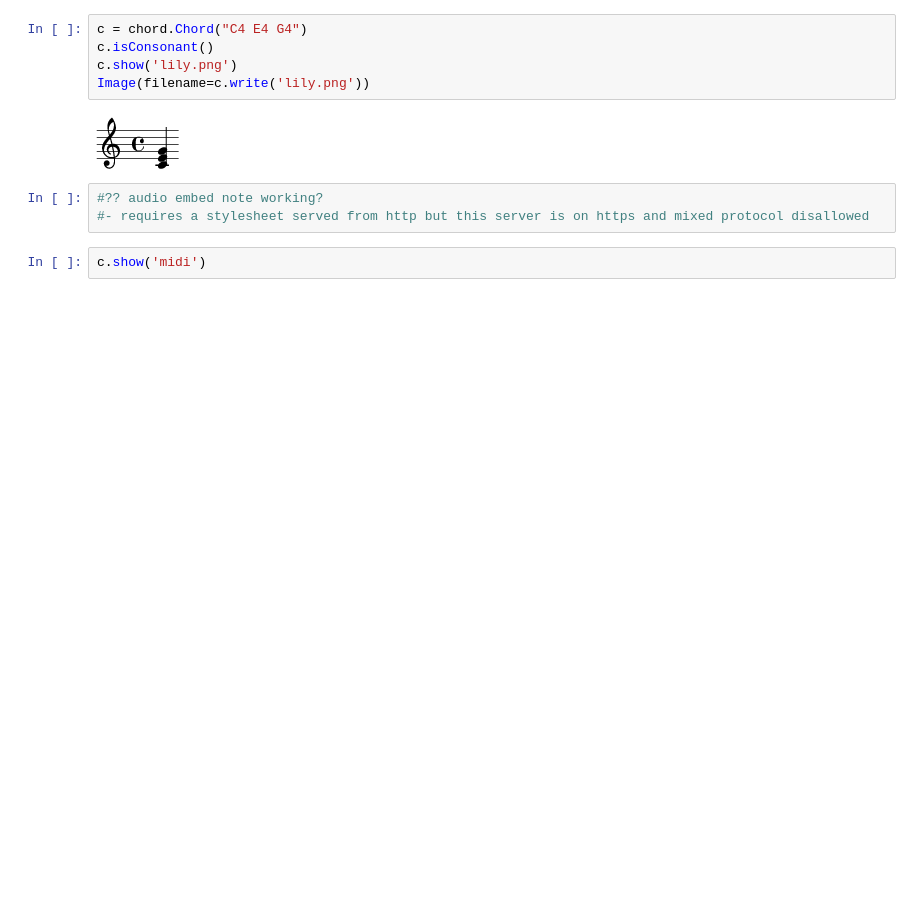
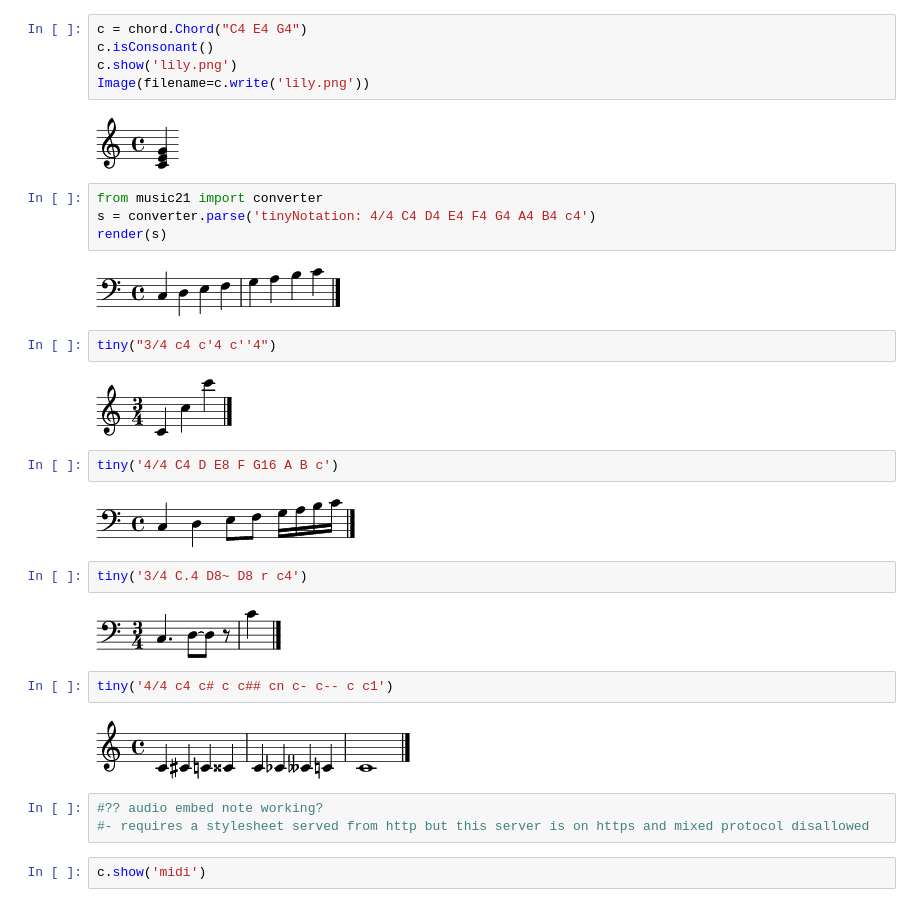
Before and after one commit to psychemedia/showntell, a Jupyter notebook: index_music.ipynb, the cells around one changed output. Cells and saved outputs as stored; diff of their text form; blank space fills up the shorter version.

```diff
--- a/index_music.ipynb
+++ b/index_music.ipynb
@@ -15,6 +84,28 @@ c.show('lily.png')
 Image(filename=c.write('lily.png'))
 # %% [output]
 [figure]
+# %%
+from music21 import converter
+s = converter.parse('tinyNotation: 4/4 C4 D4 E4 F4 G4 A4 B4 c4')
+render(s)
+# %% [output]
+[figure, added]
+# %%
+tiny("3/4 c4 c'4 c''4")
+# %% [output]
+[figure, added]
+# %%
+tiny('4/4 C4 D E8 F G16 A B c')
+# %% [output]
+[figure, added]
+# %%
+tiny('3/4 C.4 D8~ D8 r c4')
+# %% [output]
+[figure, added]
+# %%
+tiny('4/4 c4 c# c c## cn c- c-- c c1')
+# %% [output]
+[figure, added]
 # %%
 #?? audio embed note working?
 #- requires a stylesheet served from http but this server is on https and mixed protocol disallowed
```
Also changed, not shown: parts of 17 cells of this notebook, 1 other file.
